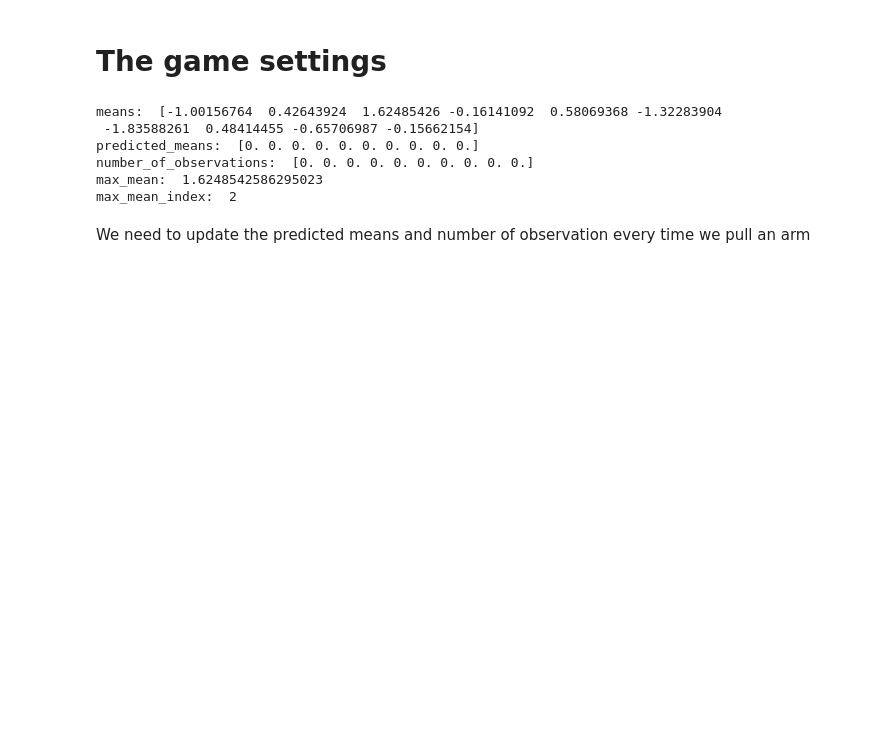
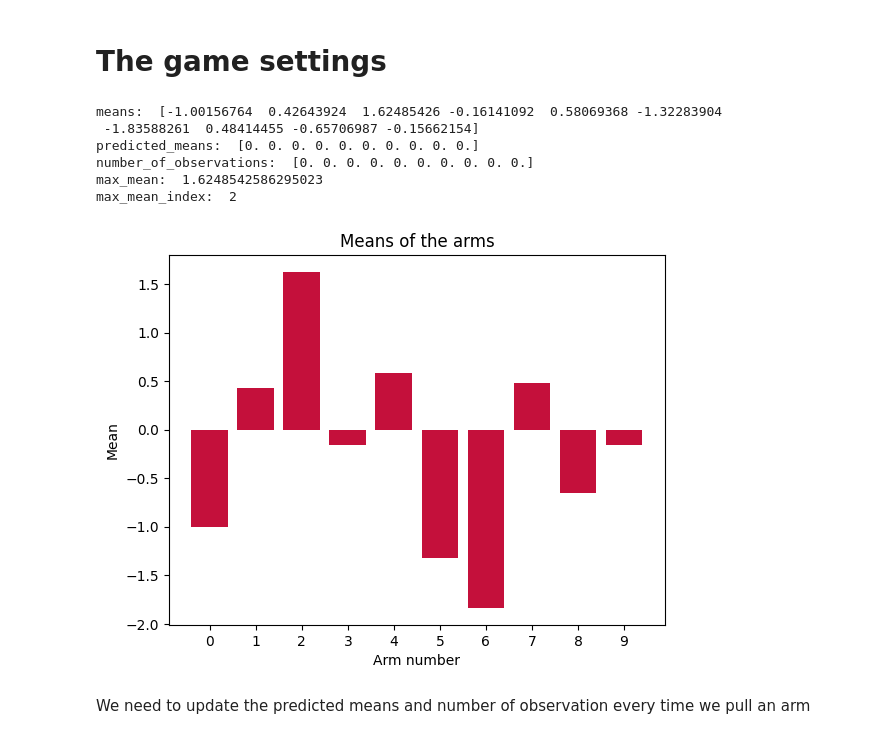
Before and after one commit to michelexyz/MASex4, a Jupyter notebook: ex6.ipynb, the cells around one changed output. Saved outputs shown, nothing was run; the diff lists cells and outputs as text; code cells hidden in the pictures; blank space fills up the shorter version.

```diff
--- a/ex6.ipynb
+++ b/ex6.ipynb
@@ -46,6 +46,19 @@ predicted_means:  [0. 0. 0. 0. 0. 0. 0. 0. 0. 0.]
 number_of_observations:  [0. 0. 0. 0. 0. 0. 0. 0. 0. 0.]
 max_mean:  1.6248542586295023
 max_mean_index:  2
+# %%
+#plot the means in a bar chart
+# use a warm red
+
+import matplotlib.pyplot as plt
+plt.bar(range(len(game_data.means)), game_data.means, color = "#c4103b")
+plt.xlabel("Arm number")
+plt.ylabel("Mean")
+plt.xticks(range(len(game_data.means)))
+plt.title("Means of the arms")
+plt.show()
+# %% [output]
+[figure, added]
 # %% [markdown]
 We need to update the predicted means and number of observation every time we pull an arm
 # %%
```
Also changed, not shown: parts of 5 cells of this notebook, 7 other files.
